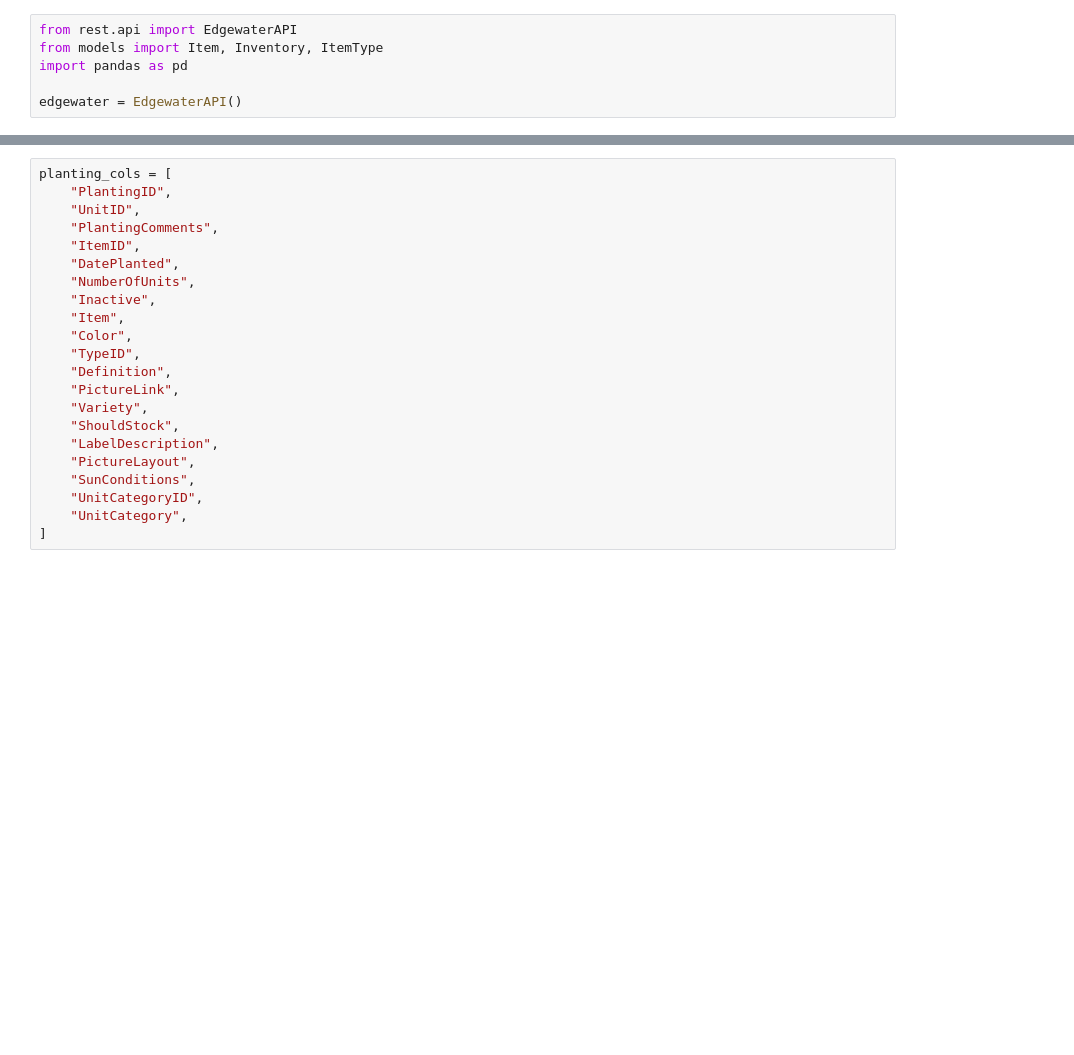
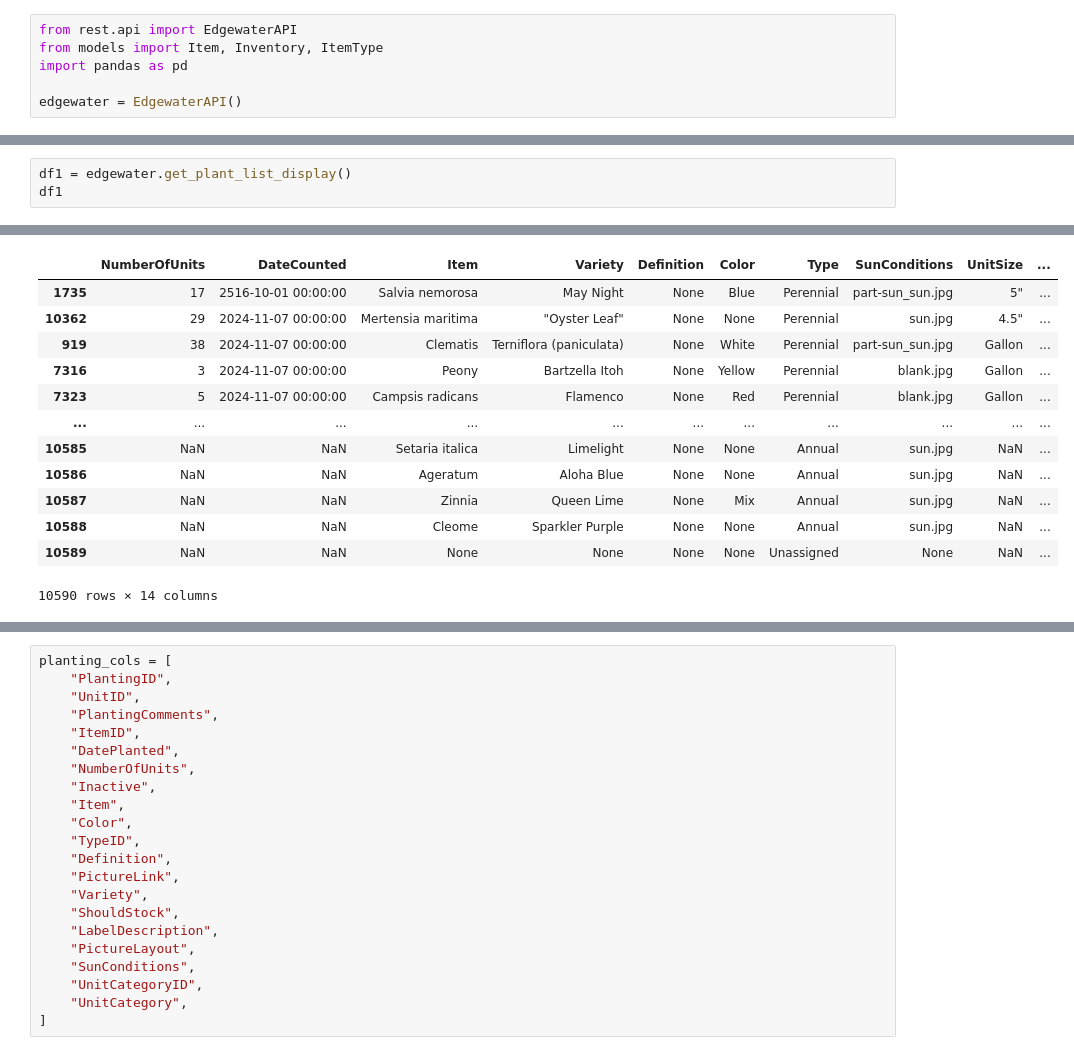
Before and after one commit to iasolb/EdgewaterInventoryManager, a Jupyter notebook: rest_test.ipynb, the cells around one changed output, grey strips where cells are left out. Drawn from its saved outputs; the diff is of its cells as text; blank space fills up the shorter version.

```diff
--- a/rest_test.ipynb
+++ b/rest_test.ipynb
@@ -21,0 +102,4 @@ def get_plant_list_full(self):
+# %%
+df1 = edgewater.get_plant_list_display()
+df1
+# %% [output]
@@ -22 +137,14 @@ def get_plant_list_full(self):
+|  | NumberOfUnits | DateCounted | Item | Variety | Definition | Color | Type | SunConditions | UnitSize | ... |
+| 1735 | 17 | 2516-10-01 00:00:00 | Salvia nemorosa | May Night | None | Blue | Perennial | part-sun_sun.jpg | 5" | ... |
+| 10362 | 29 | 2024-11-07 00:00:00 | Mertensia maritima | "Oyster Leaf" | None | None | Perennial | sun.jpg | 4.5" | ... |
+| 919 | 38 | 2024-11-07 00:00:00 | Clematis | Terniflora (paniculata) | None | White | Perennial | part-sun_sun.jpg | Gallon | ... |
+| 7316 | 3 | 2024-11-07 00:00:00 | Peony | Bartzella Itoh | None | Yellow | Perennial | blank.jpg | Gallon | ... |
+| 7323 | 5 | 2024-11-07 00:00:00 | Campsis radicans | Flamenco | None | Red | Perennial | blank.jpg | Gallon | ... |
+| ... | ... | ... | ... | ... | ... | ... | ... | ... | ... | ... |
+| 10585 | NaN | NaN | Setaria italica | Limelight | None | None | Annual | sun.jpg | NaN | ... |
+| 10586 | NaN | NaN | Ageratum | Aloha Blue | None | None | Annual | sun.jpg | NaN | ... |
+| 10587 | NaN | NaN | Zinnia | Queen Lime | None | Mix | Annual | sun.jpg | NaN | ... |
+| 10588 | NaN | NaN | Cleome | Sparkler Purple | None | None | Annual | sun.jpg | NaN | ... |
+| 10589 | NaN | NaN | None | None | None | None | Unassigned | None | NaN | ... |
+10590 rows × 14 columns
 # %%
```
Also changed, not shown: parts of 15 cells of this notebook, 7 other files.
